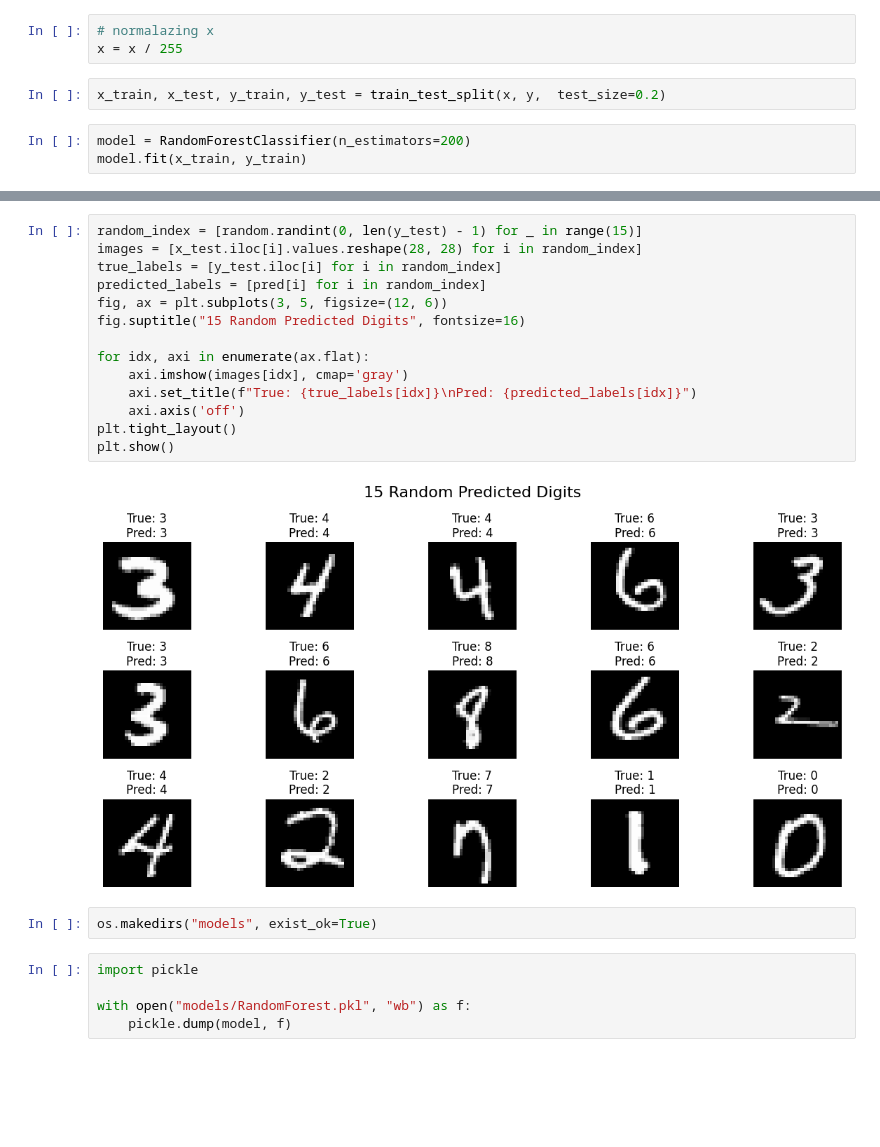
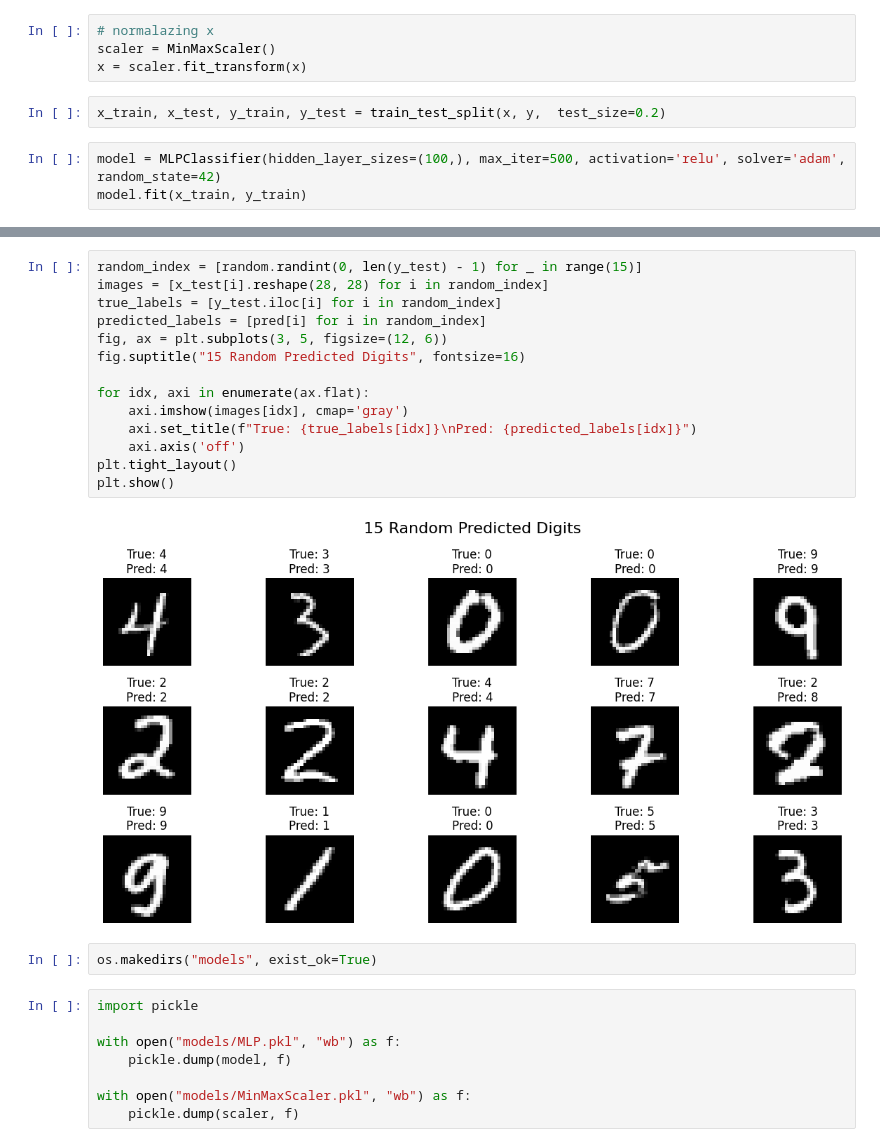
Before and after one commit to Bobur-Boboyev/Digitwise, a Jupyter notebook: train_model.ipynb, the cells around one changed output, grey strips where cells are left out. Cells and saved outputs as stored; diff of their text form; blank space fills up the shorter version.

```diff
--- a/train_model.ipynb
+++ b/train_model.ipynb
@@ -56,9 +57,10 @@ plt.show()
 # %%
 # normalazing x
-x = x / 255
+scaler = MinMaxScaler()
+x = scaler.fit_transform(x)
 # %%
 x_train, x_test, y_train, y_test = train_test_split(x, y,  test_size=0.2)
 # %%
-model = RandomForestClassifier(n_estimators=200)
+model = MLPClassifier(hidden_layer_sizes=(100,), max_iter=500, activation='relu', solver='adam', random_state=42)
 model.fit(x_train, y_train)
 # %% [output]
@@ -98,23 +100,26 @@ weighted avg       0.97      0.97      0.97     14000
 # %%
 random_index = [random.randint(0, len(y_test) - 1) for _ in range(15)]
-images = [x_test.iloc[i].values.reshape(28, 28) for i in random_index]
+images = [x_test[i].reshape(28, 28) for i in random_index]
 true_labels = [y_test.iloc[i] for i in random_index]
 predicted_labels = [pred[i] for i in random_index]
 fig, ax = plt.subplots(3, 5, figsize=(12, 6))
 fig.suptitle("15 Random Predicted Digits", fontsize=16)
 
 for idx, axi in enumerate(ax.flat):
     axi.imshow(images[idx], cmap='gray')
     axi.set_title(f"True: {true_labels[idx]}\nPred: {predicted_labels[idx]}")
     axi.axis('off')
 plt.tight_layout()
 plt.show()
 # %% [output]
-[figure, old version]
+[figure, new version]
 # %%
 os.makedirs("models", exist_ok=True)
 # %%
 import pickle
 
-with open("models/RandomForest.pkl", "wb") as f:
+with open("models/MLP.pkl", "wb") as f:
     pickle.dump(model, f)
+
+with open("models/MinMaxScaler.pkl", "wb") as f:
+    pickle.dump(scaler, f)
```
Also changed, not shown: parts of 5 cells of this notebook, 2 other files.
